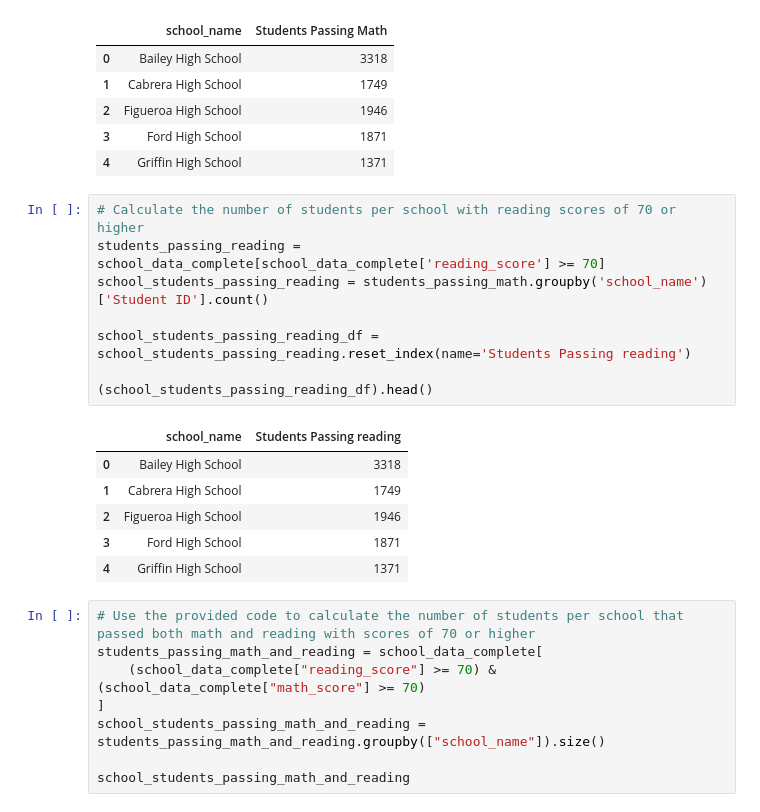
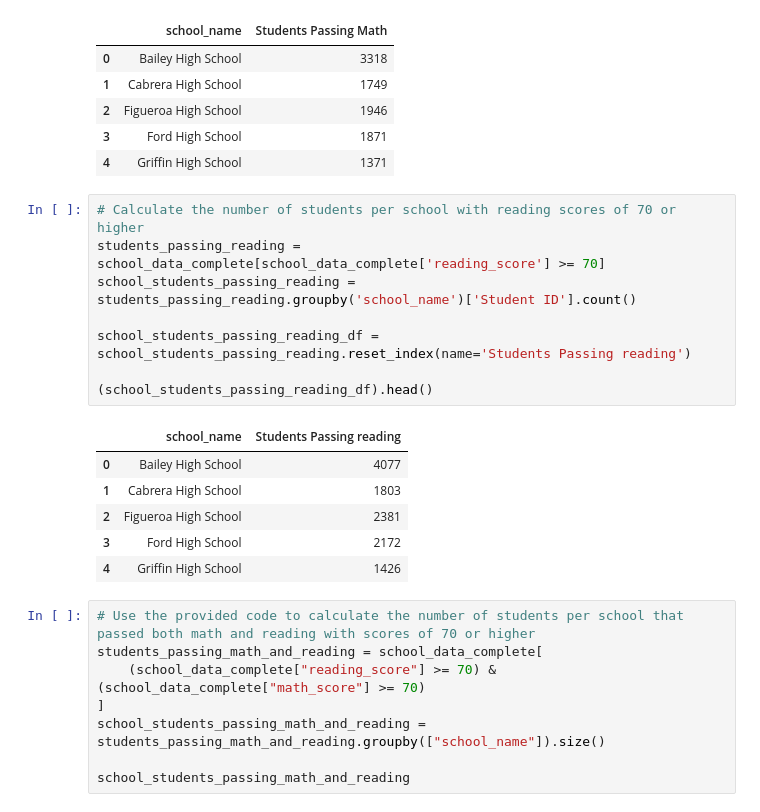
Before and after one commit to gt3822964/Challenge_4_Pandas-, a Jupyter notebook: Challenge4_PyCitySchools.ipynb, the cells around one changed output. Drawn from its saved outputs; the diff is of its cells as text.

```diff
--- a/Challenge4_PyCitySchools.ipynb
+++ b/Challenge4_PyCitySchools.ipynb
@@ -243,18 +256,18 @@ school_students_passing_math_df = school_students_passing_math.reset_index(name=
 # %%
 # Calculate the number of students per school with reading scores of 70 or higher
 students_passing_reading = school_data_complete[school_data_complete['reading_score'] >= 70]
-school_students_passing_reading = students_passing_math.groupby('school_name')['Student ID'].count()
+school_students_passing_reading = students_passing_reading.groupby('school_name')['Student ID'].count()
 
 school_students_passing_reading_df = school_students_passing_reading.reset_index(name='Students Passing reading')
 
 (school_students_passing_reading_df).head()
 # %% [output]
 |  | school_name | Students Passing reading |
-| 0 | Bailey High School | 3318 |
-| 1 | Cabrera High School | 1749 |
-| 2 | Figueroa High School | 1946 |
-| 3 | Ford High School | 1871 |
-| 4 | Griffin High School | 1371 |
+| 0 | Bailey High School | 4077 |
+| 1 | Cabrera High School | 1803 |
+| 2 | Figueroa High School | 2381 |
+| 3 | Ford High School | 2172 |
+| 4 | Griffin High School | 1426 |
 # %%
 # Use the provided code to calculate the number of students per school that passed both math and reading with scores of 70 or higher
 students_passing_math_and_reading = school_data_complete[
```
Also changed, not shown: parts of 19 cells of this notebook.
